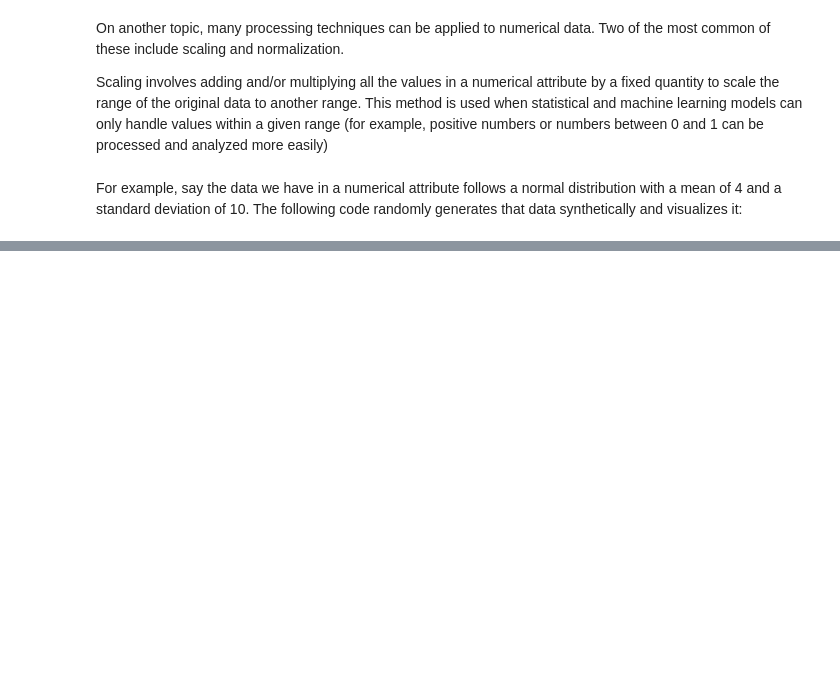
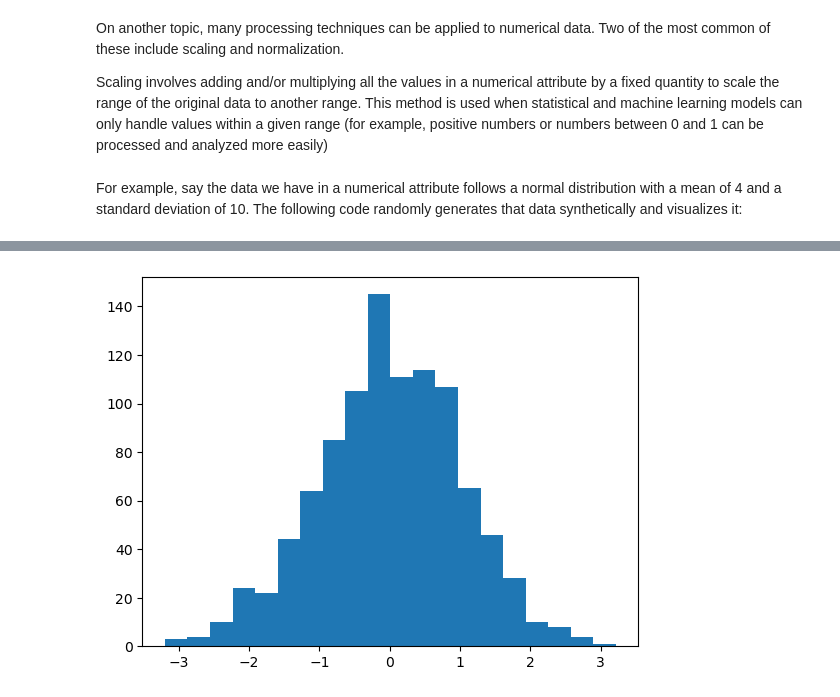
Before and after one commit to masinde70/Stats, a Jupyter notebook: statstoolbox.ipynb, the cells around one changed output, grey strips where cells are left out. Cells and saved outputs as stored; diff of their text form; code cells hidden in the pictures; blank space fills up the shorter version.

```diff
--- a/statstoolbox.ipynb
+++ b/statstoolbox.ipynb
@@ -126,0 +127,6 @@ plt.show()
+# %%
+normalized_samples = (samples - 4) / 10
+plt.hist(normalized_samples, bins=20)
+plt.show()
+# %% [output]
+[figure, added]
```
Also changed, not shown: parts of 1 cell of this notebook.
